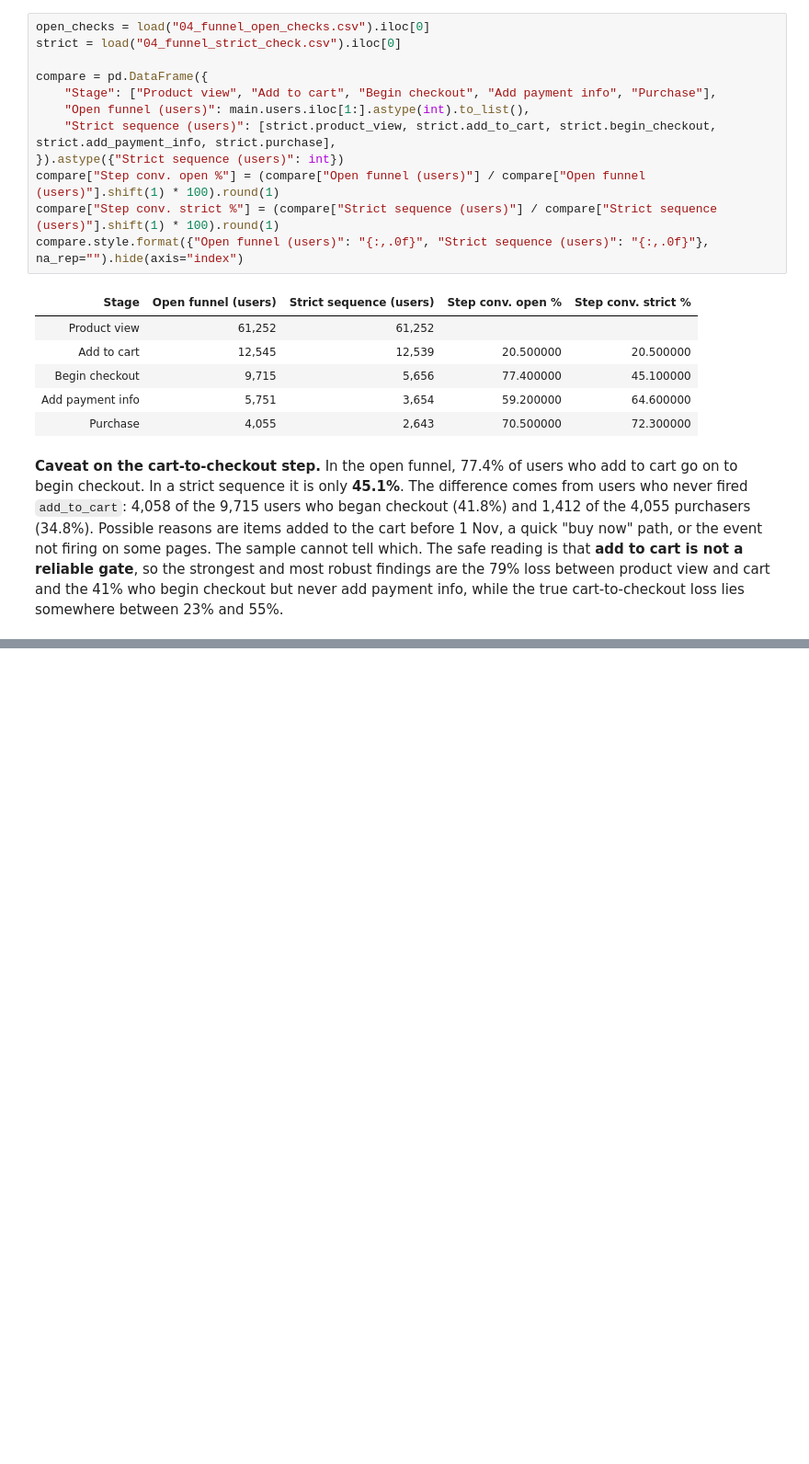
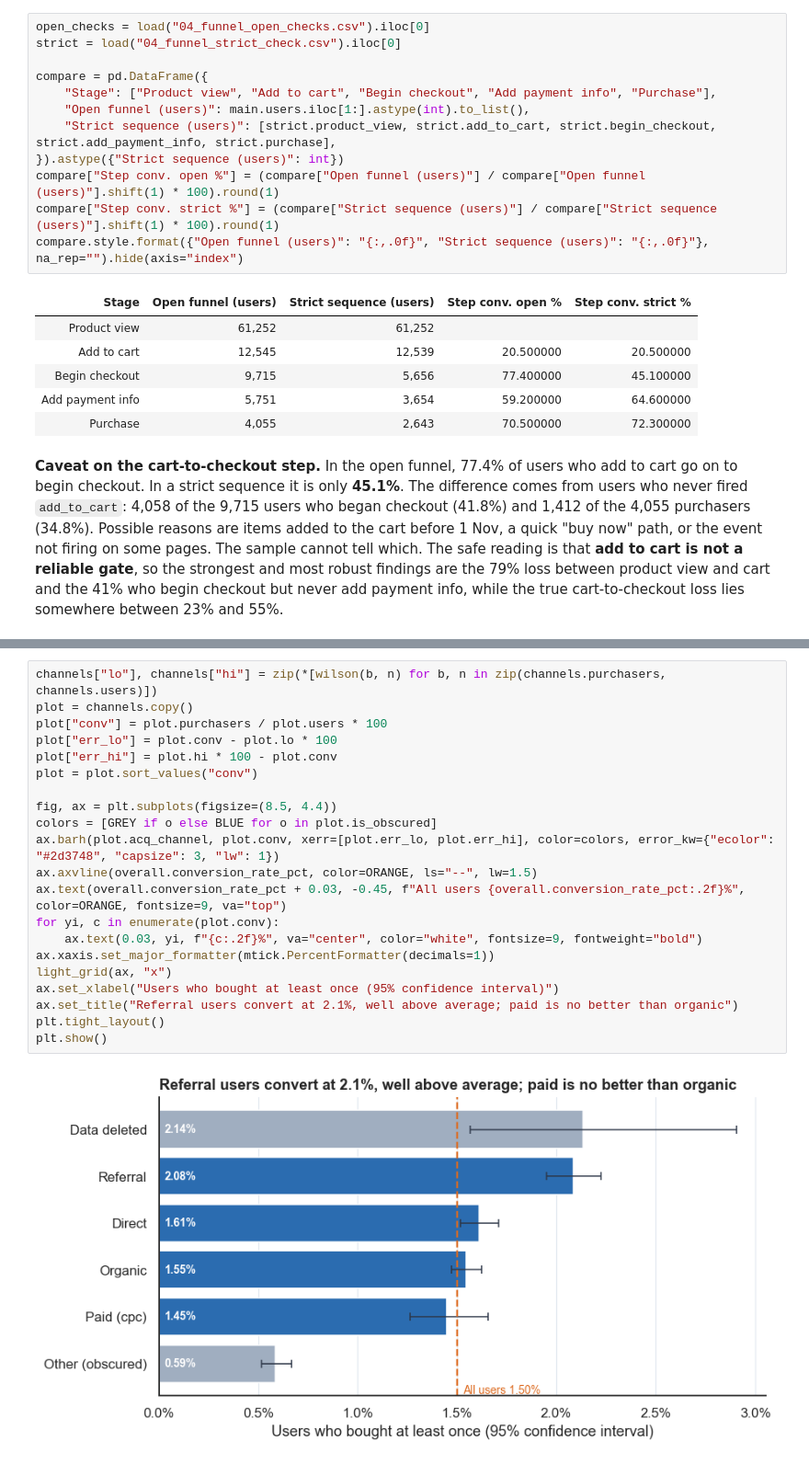
Before and after one commit to OmkarJayvantJadhav/Shop-Trail, a Jupyter notebook: notebooks/ShopTrail_Analysis.ipynb, the cells around one changed output, grey strips where cells are left out. Shown at 92% size. Saved outputs shown, nothing was run; the diff lists cells and outputs as text; blank space fills up the shorter version.

Commit message:
Add channel analysis

```diff
--- a/notebooks/ShopTrail_Analysis.ipynb
+++ b/notebooks/ShopTrail_Analysis.ipynb
@@ -239,0 +283,23 @@ compare.style.format({"Open funnel (users)": "{:,.0f}", "Strict sequence (users)
+# %%
+channels["lo"], channels["hi"] = zip(*[wilson(b, n) for b, n in zip(channels.purchasers, channels.users)])
+plot = channels.copy()
+plot["conv"] = plot.purchasers / plot.users * 100
+plot["err_lo"] = plot.conv - plot.lo * 100
+plot["err_hi"] = plot.hi * 100 - plot.conv
+plot = plot.sort_values("conv")
+
+fig, ax = plt.subplots(figsize=(8.5, 4.4))
+colors = [GREY if o else BLUE for o in plot.is_obscured]
+ax.barh(plot.acq_channel, plot.conv, xerr=[plot.err_lo, plot.err_hi], color=colors, error_kw={"ecolor": "#2d3748", "capsize": 3, "lw": 1})
+ax.axvline(overall.conversion_rate_pct, color=ORANGE, ls="--", lw=1.5)
+ax.text(overall.conversion_rate_pct + 0.03, -0.45, f"All users {overall.conversion_rate_pct:.2f}%", color=ORANGE, fontsize=9, va="top")
+for yi, c in enumerate(plot.conv):
+    ax.text(0.03, yi, f"{c:.2f}%", va="center", color="white", fontsize=9, fontweight="bold")
+ax.xaxis.set_major_formatter(mtick.PercentFormatter(decimals=1))
+light_grid(ax, "x")
+ax.set_xlabel("Users who bought at least once (95% confidence interval)")
+ax.set_title("Referral users convert at 2.1%, well above average; paid is no better than organic")
+plt.tight_layout()
+plt.show()
+# %% [output]
+[figure, added]
```
Also changed, not shown: parts of 10 cells of this notebook, 4 other files.
